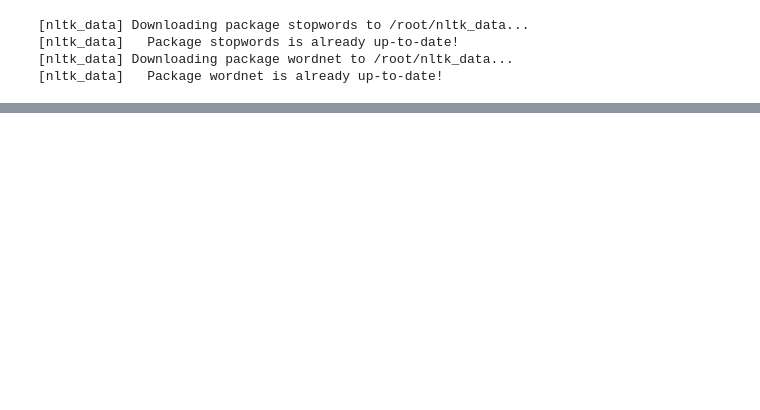
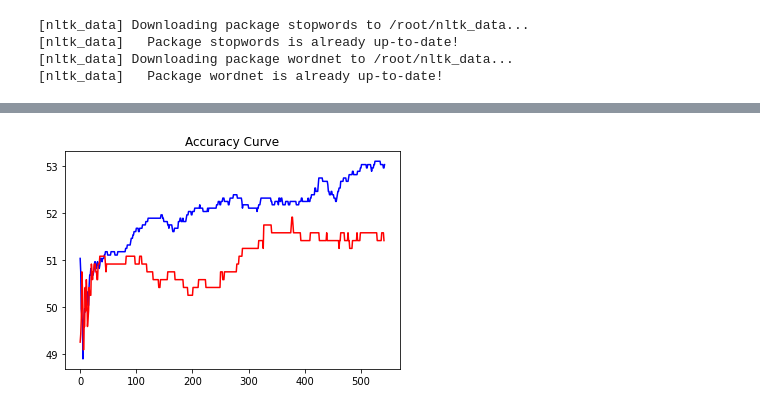
Before and after one commit to yangsu0/class_machine_learning, a Jupyter notebook: ML_Assignment11.ipynb, the cells around one changed output, grey strips where cells are left out. Drawn from its saved outputs; the diff is of its cells as text; code cells hidden in the pictures; blank space fills up the shorter version.

```diff
--- a/ML_Assignment11.ipynb
+++ b/ML_Assignment11.ipynb
@@ -133,0 +230,12 @@ def accuracy(label, sig):
+# %%
+#Plot the accuracy curve
+acc_train_list = np.array(acc_train_list)
+acc_test_list = np.array(acc_test_list)
+
+plt.title('Accuracy Curve')
+plt.plot(acc_train_list,'b')
+plt.plot(acc_test_list, 'r')
+
+plt.show()
+# %% [output]
+[figure, added]
```
Also changed, not shown: parts of 5 cells of this notebook.
